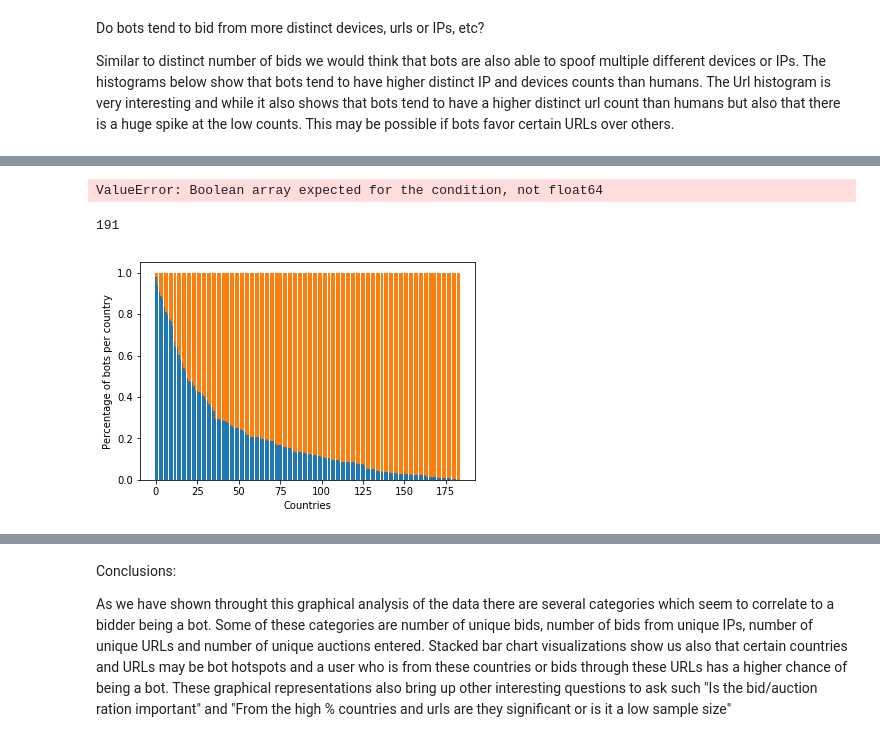
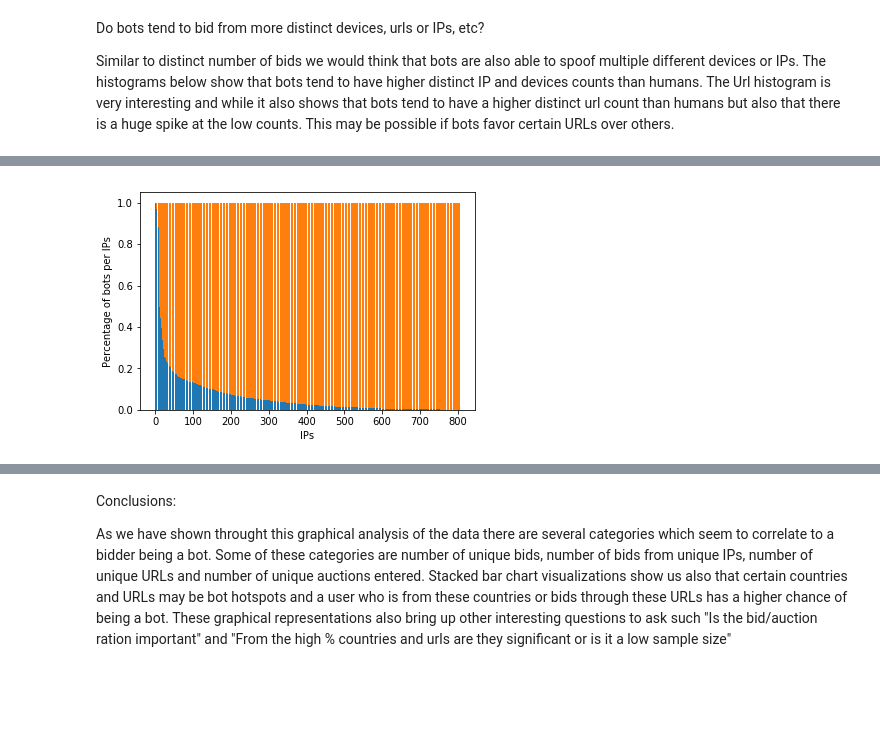
Before and after one commit to cvgardner/Springboard, a Jupyter notebook: Datastory Telling Project.ipynb, the cells around one changed output, grey strips where cells are left out. Cells and saved outputs as stored; diff of their text form; code cells hidden in the pictures; blank space fills up the shorter version.

```diff
--- a/Datastory Telling Project.ipynb
+++ b/Datastory Telling Project.ipynb
@@ -179,26 +161,18 @@ stacked_bar(mergedfirst, 'country')
-# %%
-ip_thres = mergedfirst.groupby('ip').count() > 1500
-#ip_thres.head()
-#ip_df = mergedfirst.merge(ip_thres, left_on='ip', right_index=True)
-ip_df = mergedfirst[ip_thres == True]
-ip_df.head()
-#stacked_bar(ip_df, 'ip')
-# %% [output]
-ValueError: Boolean array expected for the condition, not float64
 # %%
-#100% stacked barchart country
-country_hu_count = mergedfirst[mergedfirst.outcome ==0].groupby('country').count()
-country_bot_count = mergedfirst[mergedfirst.outcome ==1].groupby('country').count()
-total = country_hu_count + country_bot_count
-country_hu_count = (country_hu_count/total).sort_values('bidder_id')
-country_bot_count = (country_bot_count/total).sort_values('bidder_id', ascending=False)
-inds = np.arange(len(country_hu_count))
+thres = mergedfirst.groupby('ip').count() > 300
+df = mergedfirst.merge(thres, left_on='ip', right_index=True)
+df = df[df.bidder_id_y == True]
+hu_count = df[df.outcome_x ==0].groupby('ip').count().sort_index()
+bot_count = df[df.outcome_x ==1].groupby('ip').count().sort_index()
+total = hu_count + bot_count
+hu_count = (hu_count/total).sort_values('bidder_id_x')
+bot_count = (bot_count/total).sort_values('bidder_id_x', ascending=False)
+inds = np.arange(len(hu_count))
 plt.title('')
-plt.xlabel('Countries')
-plt.ylabel('Percentage of bots per country')
-plt.bar(inds, country_bot_count.bidder_id)
-plt.bar(inds,country_hu_count.bidder_id, bottom=country_bot_count.bidder_id)
+plt.xlabel('IPs')
+plt.ylabel('Percentage of bots per IPs')
+plt.bar(inds, bot_count.bidder_id_x)
+plt.bar(inds,hu_count.bidder_id_x, bottom=bot_count.bidder_id_x)
 plt.show()
 # %% [output]
-191
-[figure, old version]
+[figure, new version]
```
Also changed, not shown: parts of 16 cells of this notebook, 2 other files.
